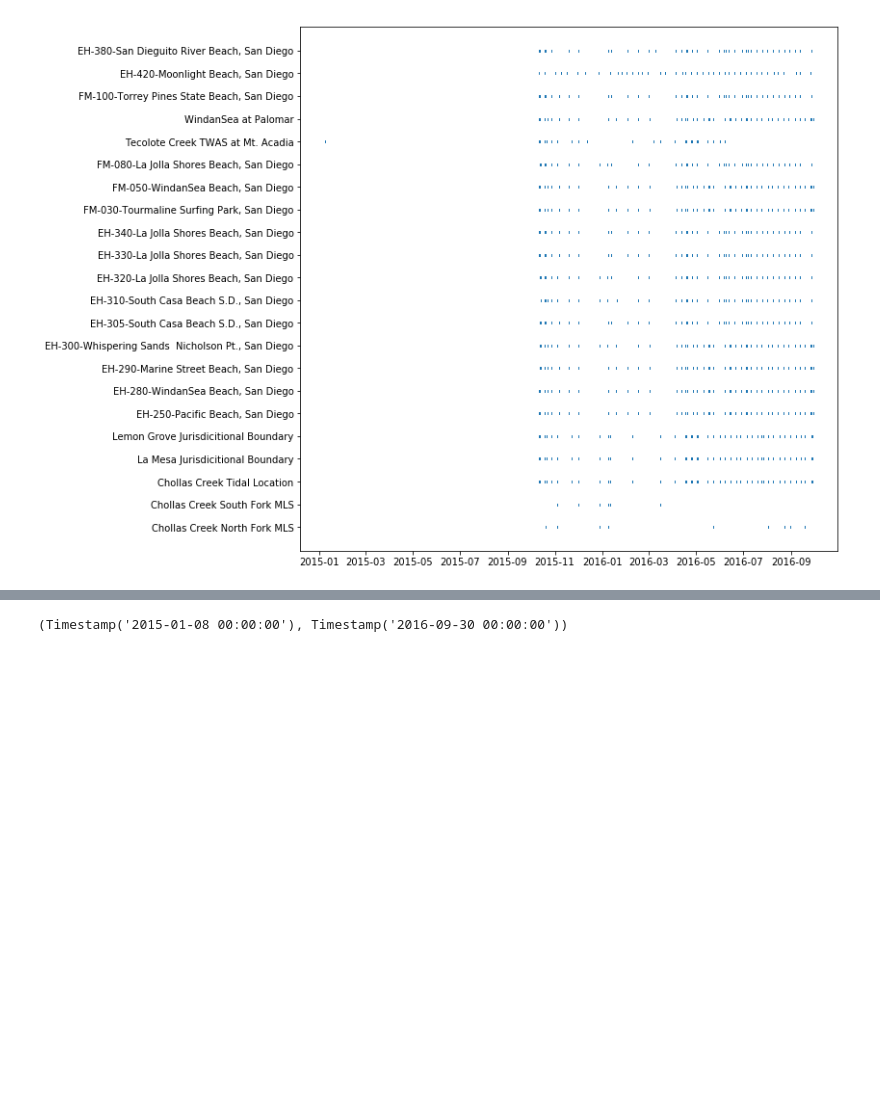
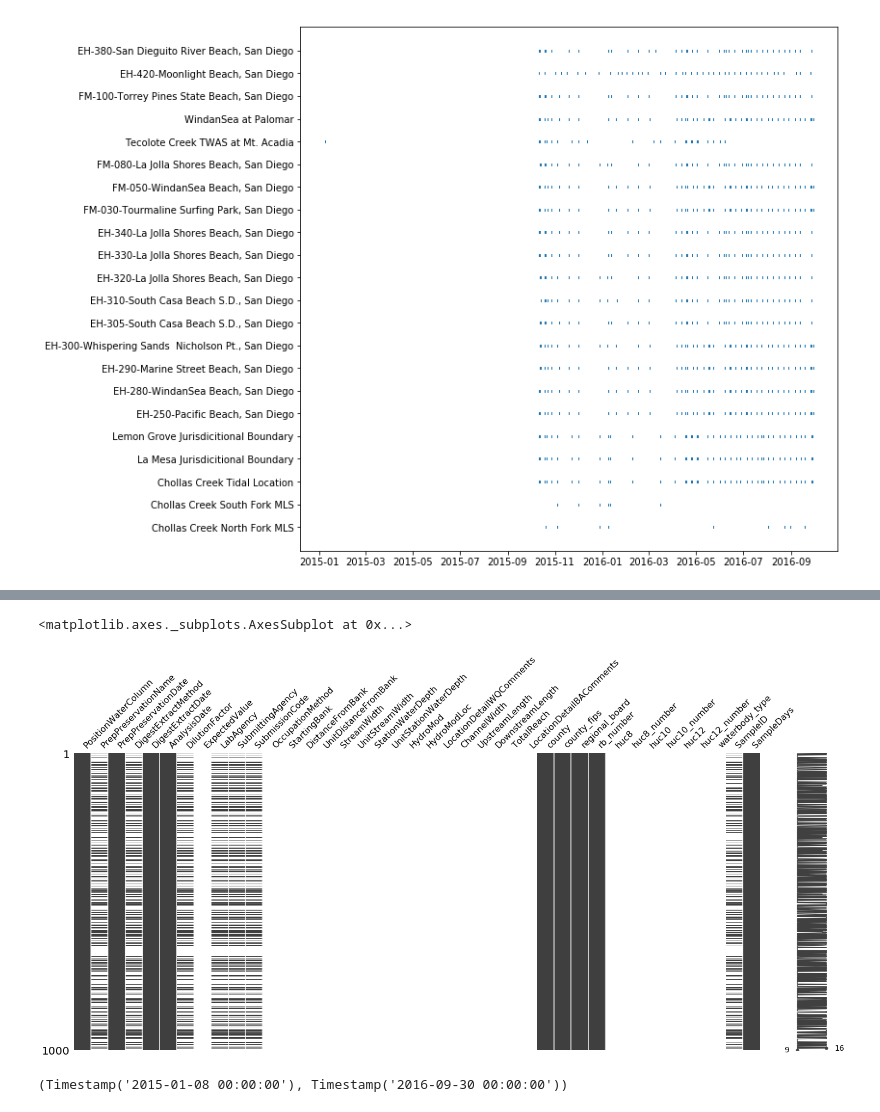
Before and after one commit to san-diego-water-quality/example-analysis, a Jupyter notebook: TMDL.ipynb, the cells around one changed output, grey strips where cells are left out. Cells and saved outputs as stored; diff of their text form; code cells hidden in the pictures; blank space fills up the shorter version.

```diff
--- a/TMDL.ipynb
+++ b/TMDL.ipynb
@@ -146,3 +160,8 @@ event_time_plot(bac)
+# %%
+msno.matrix(bac.sample(1000)[bac.columns[40:]])
+# %% [output]
+<matplotlib.axes._subplots.AxesSubplot at 0x...>
+[figure, added]
 # %%
 bac.SampleDate.min(), bac.SampleDate.max()
 # %% [output]
```
Also changed, not shown: parts of 7 cells of this notebook, 2 other files.
